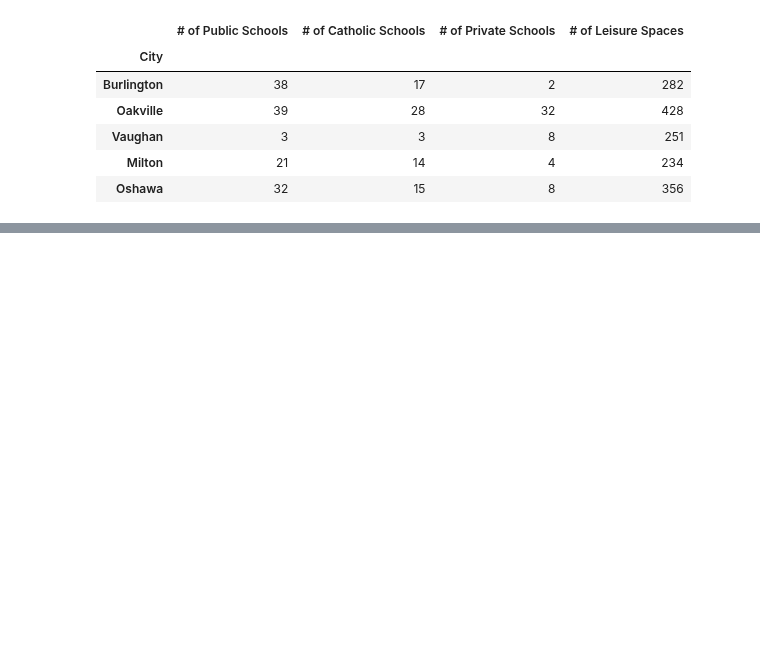
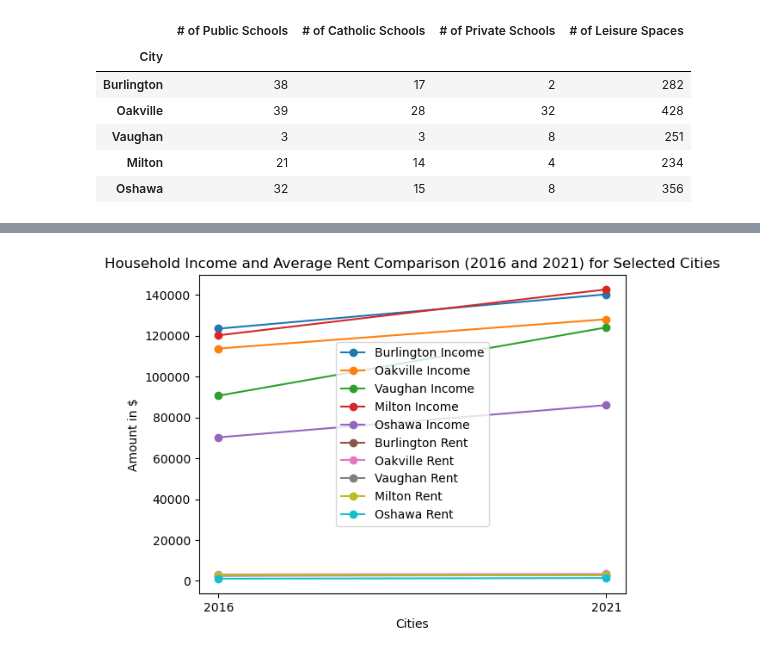
Before and after one commit to MaisieDeGraaf/oakville-housing-analysis, a Jupyter notebook: Main_Cities_Analysis.ipynb, the cells around one changed output, grey strips where cells are left out. Cells and saved outputs as stored; diff of their text form; code cells hidden in the pictures; blank space fills up the shorter version.

```diff
--- a/Main_Cities_Analysis.ipynb
+++ b/Main_Cities_Analysis.ipynb
@@ -87,0 +129,45 @@ all_amenities_df
+# %%
+years = ['2016', '2021']
+cities = ['Burlington', 'Oakville', 'Vaughan', 'Milton', 'Oshawa']
+
+B_income_2016 = all_cities_df.loc[('Burlington', 2016), 'Household Income ($)'], all_cities_df.loc[('Burlington', 2021), 'Household Income ($)']
+Oa_income_2016 = all_cities_df.loc[('Oakville', '2016'), 'Household Income ($)'], all_cities_df.loc[('Oakville', ' 2021'), 'Household Income ($)']
+V_income_2016 = all_cities_df.loc[('Vaughan', '2016'), 'Household Income ($)'], all_cities_df.loc[('Vaughan', ' 2021'), 'Household Income ($)']
+M_income_2016 = all_cities_df.loc[('Milton', '2016'), 'Household Income ($)'], all_cities_df.loc[('Milton', '2021'), 'Household Income ($)']
+Os_income_2016 = all_cities_df.loc[('Oshawa', '2016'), 'Household Income ($)'], all_cities_df.loc[('Oshawa', ' 2021'), 'Household Income ($)']
+
+B_rent_2016 = all_cities_df.loc[('Burlington', 2016), 'Average Rent ($)'], all_cities_df.loc[('Burlington', 2021), 'Average Rent ($)']
+Oa_rent_2016 = all_cities_df.loc[('Oakville', '2016'), 'Average Rent ($)'], all_cities_df.loc[('Oakville', ' 2021'), 'Average Rent ($)']
+V_rent_2016 = all_cities_df.loc[('Vaughan', '2016'), 'Average Rent ($)'], all_cities_df.loc[('Vaughan', ' 2021'), 'Average Rent ($)']
+M_rent_2016 = all_cities_df.loc[('Milton', '2016'), 'Average Rent ($)'], all_cities_df.loc[('Milton', '2021'), 'Average Rent ($)']
+Os_rent_2016 = all_cities_df.loc[('Oshawa', '2016'), 'Average Rent ($)'], all_cities_df.loc[('Oshawa', ' 2021'), 'Average Rent ($)']
+
+
+# Set up x-axis positions for lines
+x_axis = years
+
+plt.plot(x_axis, B_income_2016, label='Burlington Income', marker='o')
+plt.plot(x_axis, Oa_income_2016, label='Oakville Income ', marker='o')
+plt.plot(x_axis, V_income_2016, label='Vaughan Income ', marker='o')
+plt.plot(x_axis, M_income_2016, label='Milton Income ', marker='o')
+plt.plot(x_axis, Os_income_2016, label='Oshawa Income ', marker='o')
+
+# Plotting the lines for rent
+plt.plot(x_axis, B_rent_2016, label='Burlington Rent ', marker='o')
+plt.plot(x_axis, Oa_rent_2016, label='Oakville Rent ', marker='o')
+plt.plot(x_axis, V_rent_2016, label='Vaughan Rent ', marker='o')
+plt.plot(x_axis, M_rent_2016, label='Milton Rent ', marker='o')
+plt.plot(x_axis, Os_rent_2016, label='Oshawa Rent ', marker='o')
+
+# Adding labels and title
+plt.xlabel('Cities')
+plt.ylabel('Amount in $')
+plt.title('Household Income and Average Rent Comparison (2016 and 2021) for Selected Cities')
+
+# Adding legend
+plt.legend()
+
+# Display the plot
+plt.show()
+# %% [output]
+[figure, added]
```
Also changed, not shown: parts of 4 cells of this notebook.
